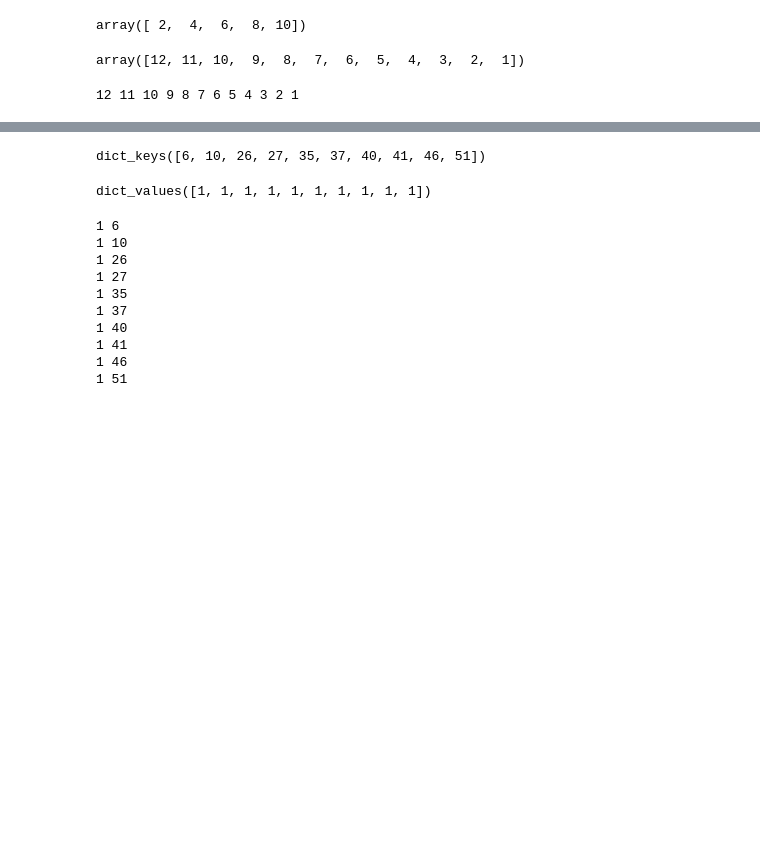
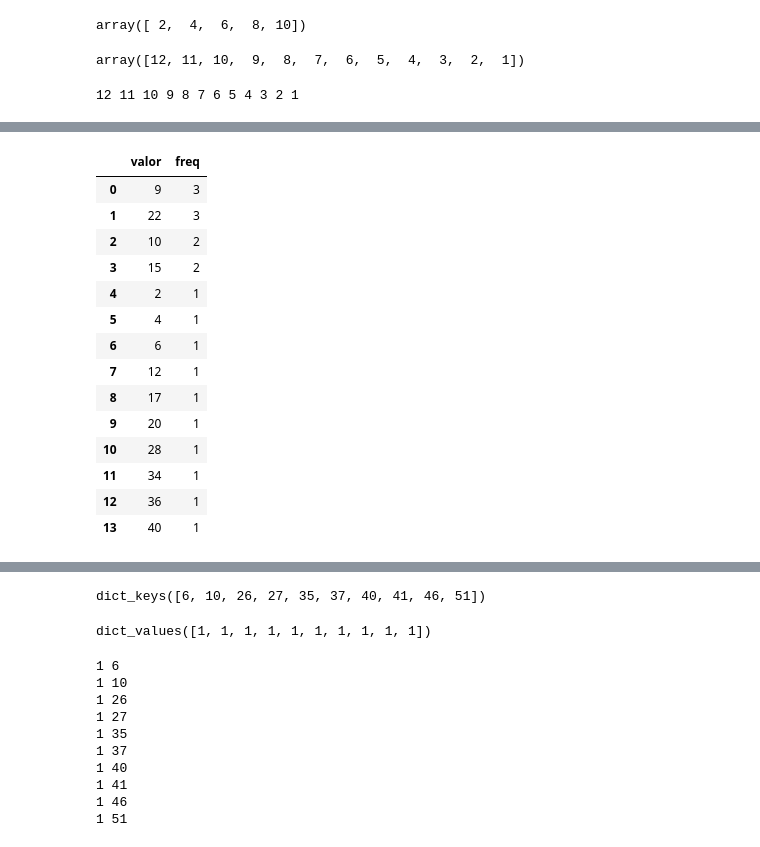
Before and after one commit to geanclm/flai, a Jupyter notebook: Python/python.ipynb, the cells around one changed output, grey strips where cells are left out. Drawn from its saved outputs; the diff is of its cells as text; code cells hidden in the pictures; blank space fills up the shorter version.

```diff
--- a/Python/python.ipynb
+++ b/Python/python.ipynb
@@ -577,3 +585,21 @@ df = pd.DataFrame({'valor':f.keys(),
+# %%
+df
+# %% [output]
+|  | valor | freq |
+| 0 | 9 | 3 |
+| 1 | 22 | 3 |
+| 2 | 10 | 2 |
+| 3 | 15 | 2 |
+| 4 | 2 | 1 |
+| 5 | 4 | 1 |
+| 6 | 6 | 1 |
+| 7 | 12 | 1 |
+| 8 | 17 | 1 |
+| 9 | 20 | 1 |
+| 10 | 28 | 1 |
+| 11 | 34 | 1 |
+| 12 | 36 | 1 |
+| 13 | 40 | 1 |
 # %%
 df.describe()
 # %% [output]
```
Also changed, not shown: parts of 5 cells of this notebook.
